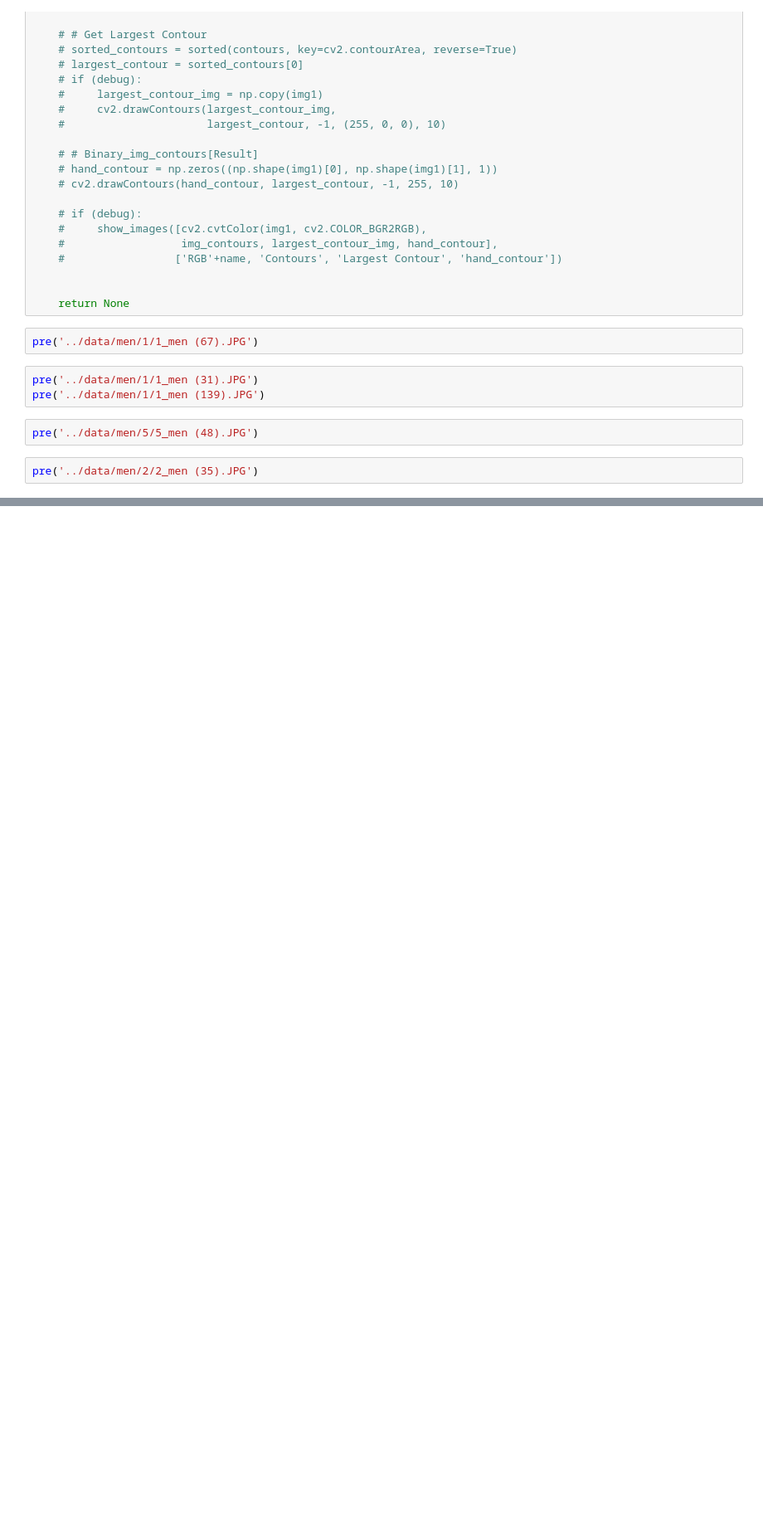
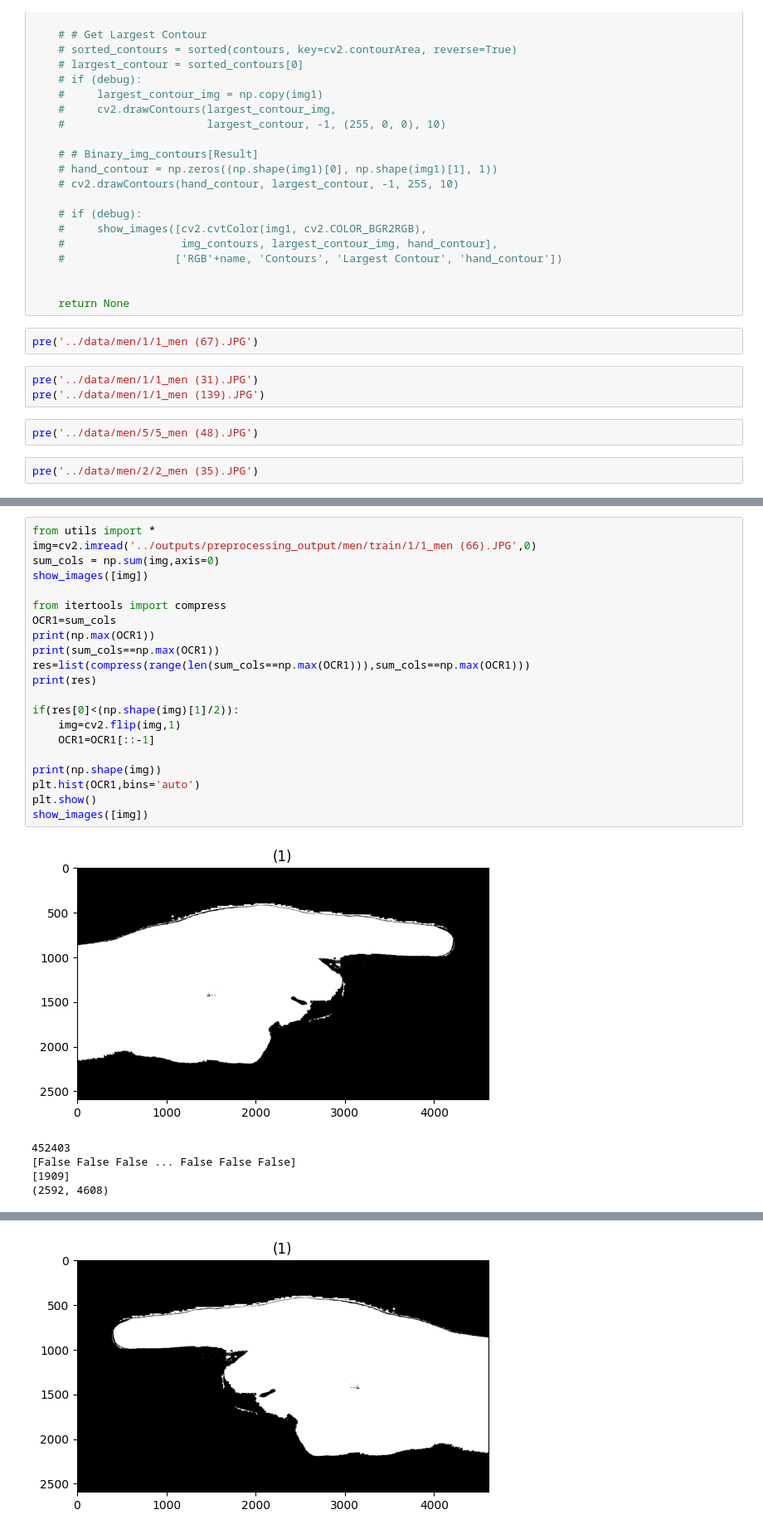
Before and after one commit to BasmaElhoseny01/Hand-Gesture-Recognition, a Jupyter notebook: src/hand_extraction.ipynb, the cells around one changed output, grey strips where cells are left out. Shown at 83% size. Cells and saved outputs as stored; diff of their text form; blank space fills up the shorter version.

Commit message:
Added Flip Horizontal

```diff
--- a/src/hand_extraction.ipynb
+++ b/src/hand_extraction.ipynb
@@ -293,0 +319,27 @@ show_images([Combine_Rule])
+# %%
+from utils import *
+img=cv2.imread('../outputs/preprocessing_output/men/train/1/1_men (66).JPG',0)
+sum_cols = np.sum(img,axis=0)
+show_images([img])
+
+from itertools import compress
+OCR1=sum_cols
+print(np.max(OCR1))
+print(sum_cols==np.max(OCR1))
+res=list(compress(range(len(sum_cols==np.max(OCR1))),sum_cols==np.max(OCR1)))
+print(res)
+
+if(res[0]<(np.shape(img)[1]/2)):
+    img=cv2.flip(img,1)
+    OCR1=OCR1[::-1]
+
+print(np.shape(img))
+plt.hist(OCR1,bins='auto')
+plt.show()
+show_images([img])
+# %% [output]
+[figure, added]
+452403
+[False False False ... False False False]
+[1909]
+(2592, 4608)
@@ -293,0 +347 @@ show_images([Combine_Rule])
+[figure, added]
```
Also changed, not shown: parts of 8 cells of this notebook, 8 other files.
